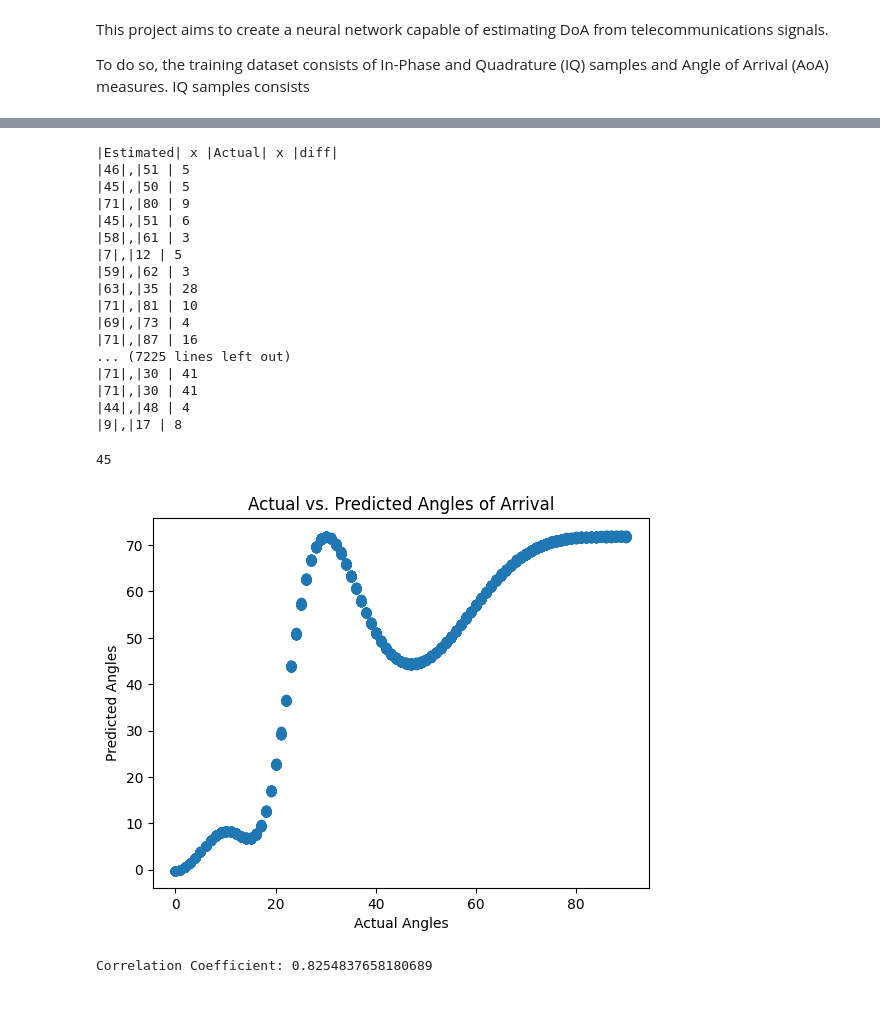
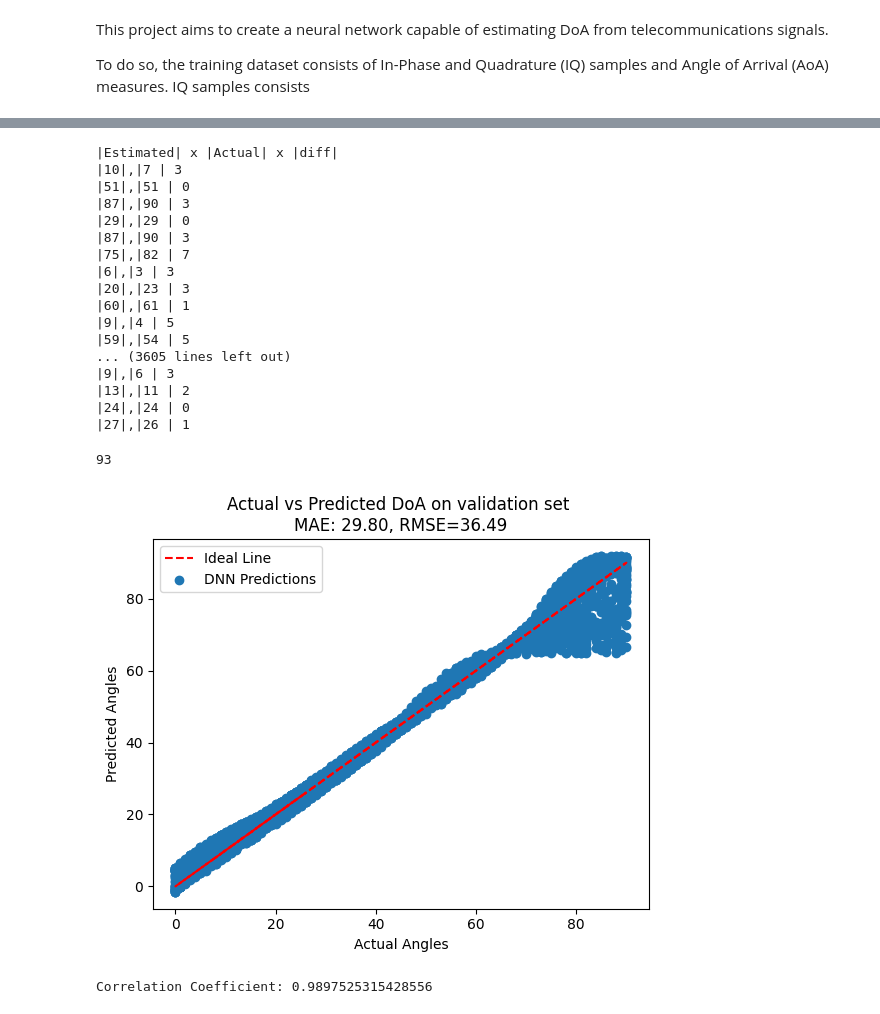
Before and after one commit to jaymedq/deep-learning, a Jupyter notebook: FinalProject/FinalProject.ipynb, the cells around one changed output, grey strips where cells are left out. Saved outputs shown, nothing was run; the diff lists cells and outputs as text; code cells hidden in the pictures.

```diff
--- a/FinalProject/FinalProject.ipynb
+++ b/FinalProject/FinalProject.ipynb
@@ -16,11 +16,11 @@ from keras.optimizers import Adam
 # %%
 # Set dataset path variable
 signals_dataset_path = os.path.join(
-    os.getcwd(), "Matlab", "Signalsbluetooth_signals_dataset_2024-02-26_23-37-54.csv"
+    os.getcwd(), "Matlab", "Signalsbluetooth_signals_dataset_2024-03-07_23-04-13.csv"
 )
 # Set dataset path variable
 angles_dataset_path = os.path.join(
-    os.getcwd(), "Matlab", "Anglesbluetooth_signals_dataset_2024-02-26_23-37-54.csv"
+    os.getcwd(), "Matlab", "Anglesbluetooth_signals_dataset_2024-03-07_23-04-13.csv"
 )
 # %%
 # Load dataset
@@ -38,12 +38,11 @@ X_complex_str = np.char.replace(X_complex_str, 'i', 'j')
 # Convert to np.complex128
 X_complex_linear = X_complex_str.astype(np.complex128)
 X_complex = X_complex_linear.reshape((X_complex_linear.shape[0],4,4))
-X_cov = np.array([np.cov(member, rowvar=False) for member in X_complex])
 y_str = data.iloc[:, 0].values
 
 # Separate real and imaginary parts for features
-X_cov_real = np.real(X_cov)
-X_cov_imag = np.imag(X_cov)
+X_cov_real = np.real(X_complex)
+X_cov_imag = np.imag(X_complex)
 
 # Combine real and imaginary parts into a single array for features
 X_cov_combined = np.stack((X_cov_real, X_cov_imag), axis=-1)
@@ -58,14 +57,14 @@ from keras.models import Model
 from keras.layers import Input
 
 real_input = Input(shape = (4,4,1))
-real_conv_1 = layers.Conv2D(filters=256, strides=(1, 1), kernel_size = (3,3), activation='tanh')(real_input)
+real_conv_1 = layers.Conv2D(filters=256, strides=(1, 1), kernel_size = (3,3), activation='linear')(real_input)
 real_batch_norm_1 = layers.BatchNormalization()(real_conv_1)
 real_max_pool_1 = layers.MaxPooling2D(pool_size=(2,2))(real_batch_norm_1)
 real_flatten = layers.Flatten()(real_max_pool_1)
 
 
 imag_input = Input(shape = (4,4,1))
-imag_conv1 = layers.Conv2D(filters=256, strides=(1, 1), kernel_size = (3,3), activation='tanh')(imag_input)
+imag_conv1 = layers.Conv2D(filters=256, strides=(1, 1), kernel_size = (3,3), activation='linear')(imag_input)
 imag_batch_norm_1 = layers.BatchNormalization()(imag_conv1)
 imag_max_pool1 = layers.MaxPooling2D(pool_size=(2,2))(imag_batch_norm_1)
 imag_flatten = layers.Flatten()(imag_max_pool1)
@@ -198,37 +197,45 @@ for i in range(len(predictions)):
 #Adicionar ruido (mais de um tipo (-140 a -100db)), estimar 20 entradas de cada angulo e
 # %% [output]
 |Estimated| x |Actual| x |diff|
-|46|,|51 | 5
-|45|,|50 | 5
-|71|,|80 | 9
-|45|,|51 | 6
-|58|,|61 | 3
-|7|,|12 | 5
-|59|,|62 | 3
-|63|,|35 | 28
-|71|,|81 | 10
-|69|,|73 | 4
-|71|,|87 | 16
-... (7225 lines left out)
-|71|,|30 | 41
-|71|,|30 | 41
-|44|,|48 | 4
-|9|,|17 | 8
+|10|,|7 | 3
+|51|,|51 | 0
+|87|,|90 | 3
+|29|,|29 | 0
+|87|,|90 | 3
+|75|,|82 | 7
+|6|,|3 | 3
+|20|,|23 | 3
+|60|,|61 | 1
+|9|,|4 | 5
+|59|,|54 | 5
+... (3605 lines left out)
+|9|,|6 | 3
+|13|,|11 | 2
+|24|,|24 | 0
+|27|,|26 | 1
 # %%
 len(set([int(predictions[j]) for j in range(len(predictions))]))
 # %% [output]
-45
+93
-# %%
-import matplotlib.pyplot as plt
-
-# Visualize predictions
-plt.scatter(y_test, predictions)
-plt.title('Actual vs. Predicted Angles of Arrival')
-plt.xlabel('Actual Angles')
-plt.ylabel('Predicted Angles')
-plt.show()
-# %% [output]
-[figure, removed]
+# %%
+import matplotlib.pyplot as plt
+from scipy.stats import pearsonr
+import math
+
+# Visualize predictions
+# correlation_coefficient, p_value = pearsonr(y_test, predictions)
+mae = np.mean(np.abs(np.array(y_test) - np.array(predictions)))
+MSE = np.square(np.subtract(y_test,predictions)).mean()
+RMSE = math.sqrt(MSE)
+plt.title(f'Actual vs Predicted DoA on validation set \nMAE: {mae:.2f}, {RMSE=:.2f}')
+plt.plot(y_test, y_test, color='red', linestyle='--', label='Ideal Line')
+plt.scatter(y_test, predictions, label='DNN Predictions')
+plt.xlabel('Actual Angles')
+plt.ylabel('Predicted Angles')
+plt.legend()
+plt.show()
+# %% [output]
+[figure, added]
 # %%
 from scipy.stats import pearsonr
 
@@ -236,4 +243,4 @@ from scipy.stats import pearsonr
 correlation, _ = pearsonr(y_test, predictions.flatten())
 print(f'Correlation Coefficient: {correlation}')
 # %% [output]
-Correlation Coefficient: 0.8254837658180689
+Correlation Coefficient: 0.9897525315428556
```
Also changed, not shown: parts of 11 cells of this notebook, 3 other files.
